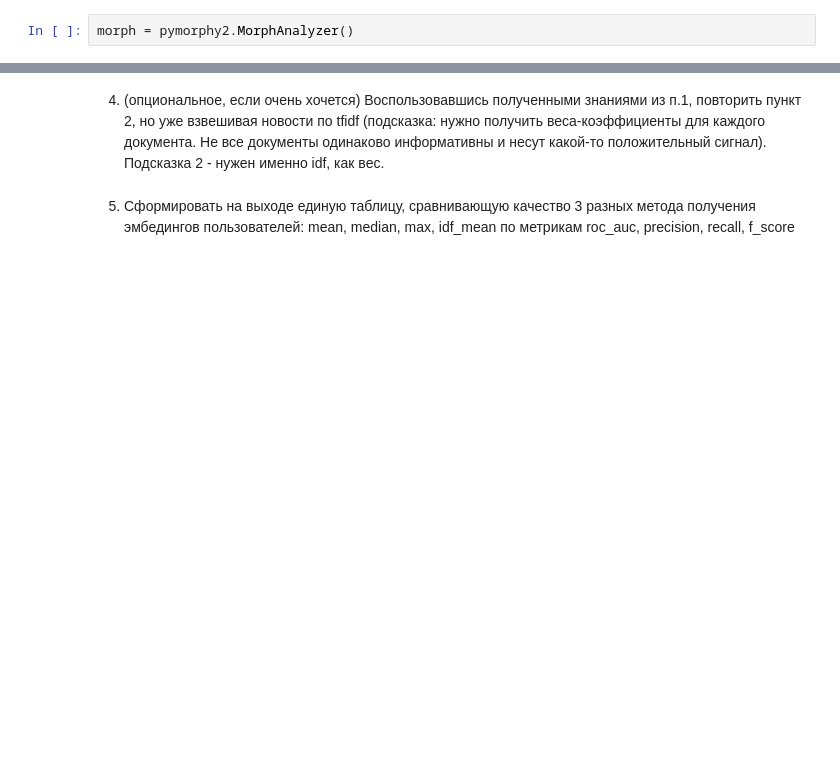
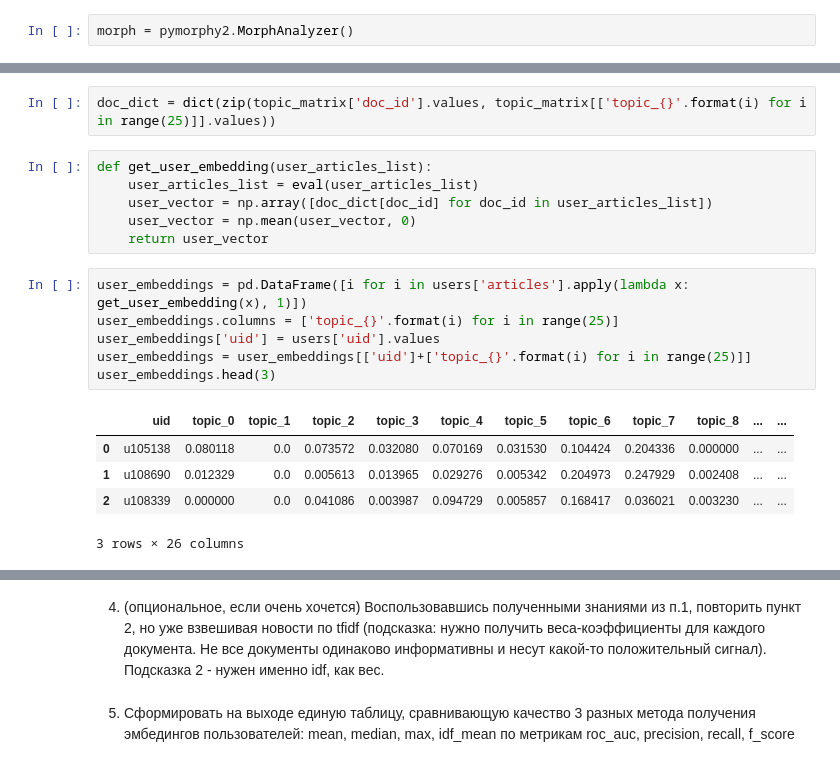
Before and after one commit to Alikhan0707/ml_in_business, a Jupyter notebook: hw_2.ipynb, the cells around one changed output, grey strips where cells are left out. Saved outputs shown, nothing was run; the diff lists cells and outputs as text; blank space fills up the shorter version.

```diff
--- a/hw_2.ipynb
+++ b/hw_2.ipynb
@@ -120,0 +193,20 @@ def lemmatization(text):
+# %%
+doc_dict = dict(zip(topic_matrix['doc_id'].values, topic_matrix[['topic_{}'.format(i) for i in range(25)]].values))
+# %%
+def get_user_embedding(user_articles_list):
+    user_articles_list = eval(user_articles_list)
+    user_vector = np.array([doc_dict[doc_id] for doc_id in user_articles_list])
+    user_vector = np.mean(user_vector, 0)
+    return user_vector
+# %%
+user_embeddings = pd.DataFrame([i for i in users['articles'].apply(lambda x: get_user_embedding(x), 1)])
+user_embeddings.columns = ['topic_{}'.format(i) for i in range(25)]
+user_embeddings['uid'] = users['uid'].values
+user_embeddings = user_embeddings[['uid']+['topic_{}'.format(i) for i in range(25)]]
+user_embeddings.head(3)
+# %% [output]
+|  | uid | topic_0 | topic_1 | topic_2 | topic_3 | topic_4 | topic_5 | topic_6 | topic_7 | topic_8 | ... | ... |
+| 0 | u105138 | 0.080118 | 0.0 | 0.073572 | 0.032080 | 0.070169 | 0.031530 | 0.104424 | 0.204336 | 0.000000 | ... | ... |
+| 1 | u108690 | 0.012329 | 0.0 | 0.005613 | 0.013965 | 0.029276 | 0.005342 | 0.204973 | 0.247929 | 0.002408 | ... | ... |
+| 2 | u108339 | 0.000000 | 0.0 | 0.041086 | 0.003987 | 0.094729 | 0.005857 | 0.168417 | 0.036021 | 0.003230 | ... | ... |
+3 rows × 26 columns
```
Also changed, not shown: parts of 65 cells of this notebook.
